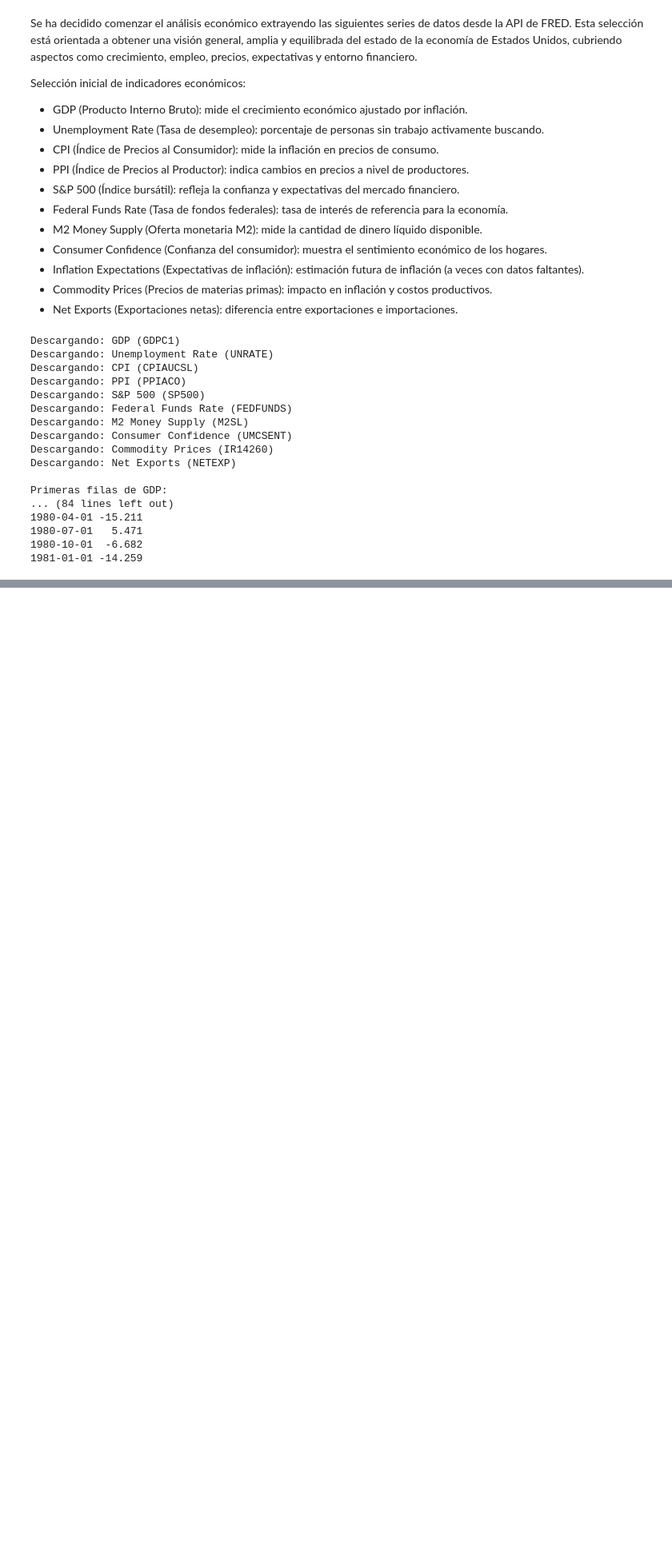
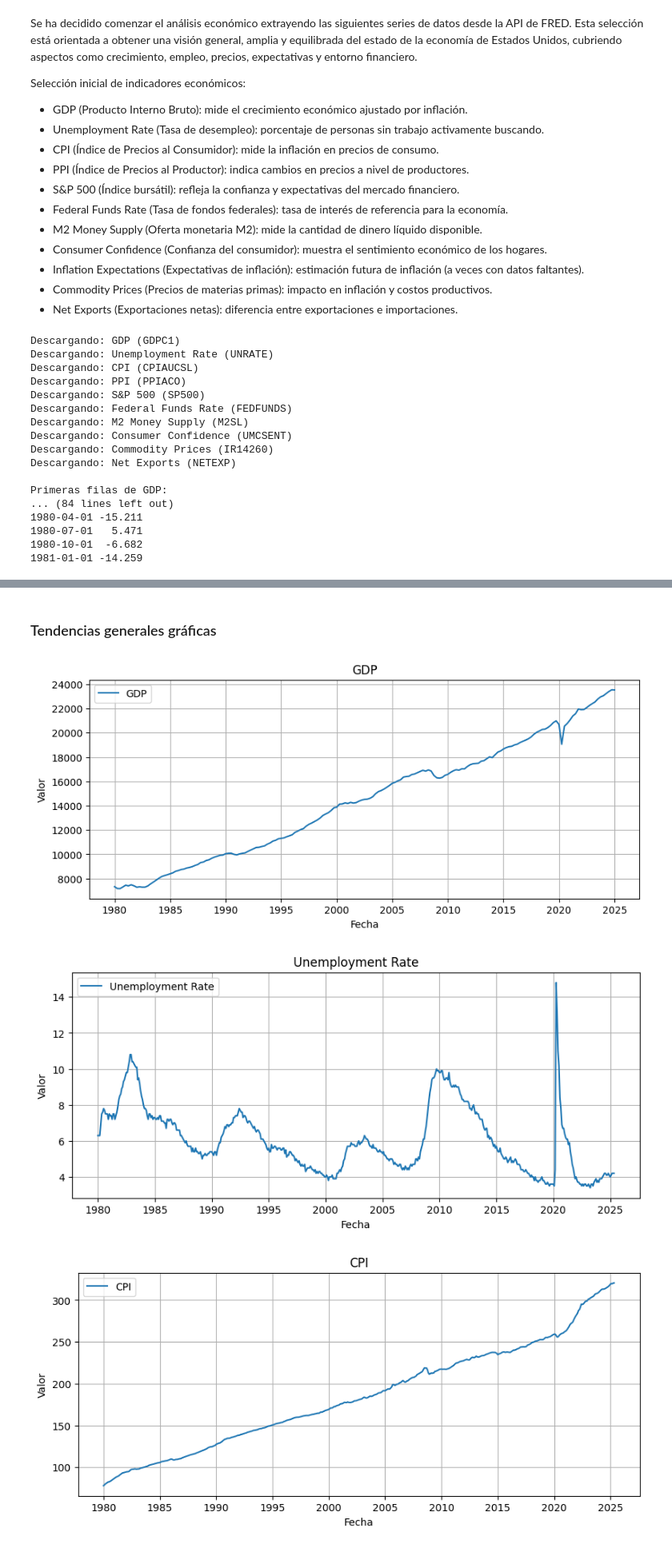
Before and after one commit to Israelamat/Price_prediction, a Jupyter notebook: notebooks/Economic_analysis.ipynb, the cells around one changed output, grey strips where cells are left out. Shown at 80% size. Drawn from its saved outputs; the diff is of its cells as text; code cells hidden in the pictures; blank space fills up the shorter version.

```diff
--- a/notebooks/Economic_analysis.ipynb
+++ b/notebooks/Economic_analysis.ipynb
@@ -143,0 +142,10 @@ dtype: int64
+# %%
+for ds in datasets:
+  if ds["name"] == "S&P 500":
+      sp500_df = ds["data"]
+      break
+
+# Mostrar filas con valores nulos en el dataframe del S&P 500
+print("Filas con valores nulos en S&P 500:")
+# Crear el objeto de festivos para EE.UU. con los años del dataset
+print(sp500_df[sp500_df.isna().any(axis=1)])
@@ -143,0 +251,8 @@ dtype: int64
+# %%
+variables_para_variacion = ["S&P 500", "GDP", "CPI", "PPI", "M2 Money Supply"]
+
+for ds in datasets:
+  if ds["name"] in variables_para_variacion:
+      df = ds["data"].copy()
+      df["pct_change"] = df["value"].pct_change() * 100
+      ds["data"] = df
@@ -143,0 +271,16 @@ dtype: int64
+# %% [markdown]
+### Tendencias generales gráficas
+# %%
+for ds in datasets:
+    plt.figure(figsize=(10, 4))
+    plt.plot(ds["data"].index, ds["data"]["value"], label=ds["name"])
+    plt.title(ds["name"])
+    plt.xlabel("Fecha")
+    plt.ylabel("Valor")
+    plt.legend()
+    plt.grid(True)
+    plt.show()
+# %% [output]
+[figure, added]
+[figure, added]
+[figure, added]
```
Also changed, not shown: parts of 27 cells of this notebook, 2 other files.
